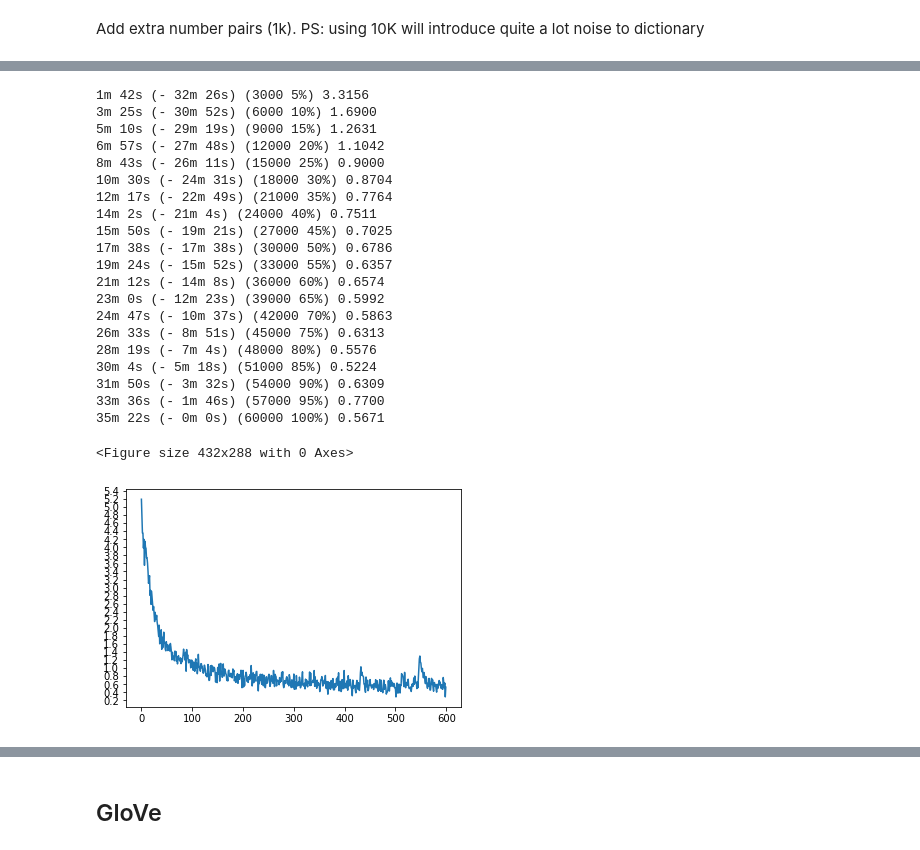
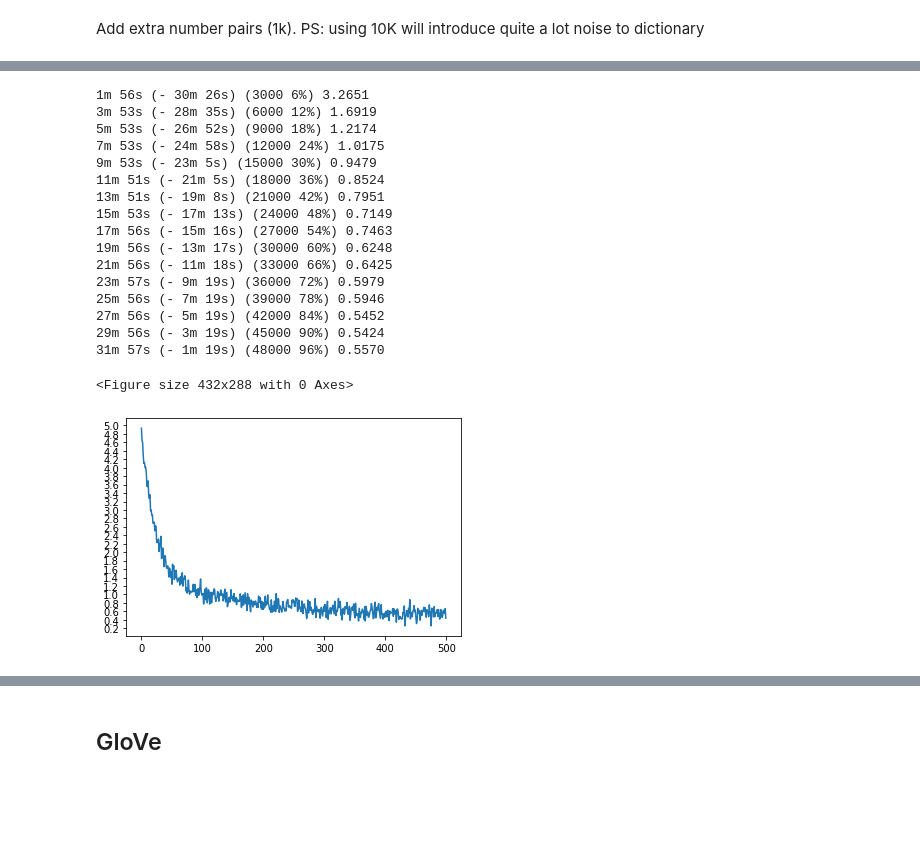
Before and after one commit to sting1000/generator, a Jupyter notebook: machine_translation.ipynb, the cells around one changed output, grey strips where cells are left out. Drawn from its saved outputs; the diff is of its cells as text; code cells hidden in the pictures; blank space fills up the shorter version.

```diff
--- a/machine_translation.ipynb
+++ b/machine_translation.ipynb
@@ -30,4 +34,0 @@ target.extend(target_num[:1000])
-# %%
-import pandas as pd
-data = pd.DataFrame(list(zip(target, source)), columns=["src", "tgt"])
-data.head()
@@ -41,7 +35,8 @@ data.head()
 # %%
-li = random.choices(data.src.unique(), k = int(len(data.src.unique()) *0.1 ))
+random.seed(30)
+li = random.choices(data.src.unique(), k = int(len(data.src.unique()) *0.05 ))
 train_df = data[~data.src.isin(li)]
-test_df = data[data.src.isin(li)]
+test_df = data[data.src.isin(li)].drop_duplicates()
 
 print("test size: {} unique sentences".format(len(li)))
 print("train size: {} sample senteces (with duplication)".format(sum(~data.src.isin(li))) )
@@ -98,7 +121,7 @@ def readLangs(lang1, lang2, lang_class=Lang):
     print("Reading lines...")
 
     # Split every line into pairs and normalize
-    pairs = [[normalizeString(s), normalizeString(t) ]for s, t in list(zip(lang1, lang2))]
+    pairs = [[s, t]for s, t in list(zip(lang1, lang2))]
 
     input_lang = lang_class('src')
     output_lang = lang_class('tgt')
@@ -137,7 +162,7 @@ class EncoderRNN(nn.Module):
         self.hidden_size = hidden_size
 
         self.embedding = nn.Embedding(input_size, hidden_size)
-        self.gru = nn.GRU(hidden_size, hidden_size)
+        self.gru = nn.LSTM(hidden_size, hidden_size, bidirectional=True, num_layers=2)
 
     def forward(self, input, hidden):
         embedded = self.embedding(input).view(1, 1, -1)
@@ -386,29 +411,25 @@ def evaluateRandomly(encoder, decoder, n=10):
 # %%
 hidden_size = 256
 encoder1 = EncoderRNN(input_lang.n_words, hidden_size).to(device)
 attn_decoder1 = AttnDecoderRNN(hidden_size, output_lang.n_words, dropout_p=0.1).to(device)
 
-trainIters(encoder1, attn_decoder1, 60000, print_every=3000, learning_rate=0.01)
+trainIters(encoder1, attn_decoder1, 50000, print_every=3000, learning_rate=0.01)
 # %% [output]
-1m 42s (- 32m 26s) (3000 5%) 3.3156
-3m 25s (- 30m 52s) (6000 10%) 1.6900
-5m 10s (- 29m 19s) (9000 15%) 1.2631
-6m 57s (- 27m 48s) (12000 20%) 1.1042
-8m 43s (- 26m 11s) (15000 25%) 0.9000
-10m 30s (- 24m 31s) (18000 30%) 0.8704
-12m 17s (- 22m 49s) (21000 35%) 0.7764
-14m 2s (- 21m 4s) (24000 40%) 0.7511
-15m 50s (- 19m 21s) (27000 45%) 0.7025
-17m 38s (- 17m 38s) (30000 50%) 0.6786
-19m 24s (- 15m 52s) (33000 55%) 0.6357
-21m 12s (- 14m 8s) (36000 60%) 0.6574
-23m 0s (- 12m 23s) (39000 65%) 0.5992
-24m 47s (- 10m 37s) (42000 70%) 0.5863
-26m 33s (- 8m 51s) (45000 75%) 0.6313
-28m 19s (- 7m 4s) (48000 80%) 0.5576
-30m 4s (- 5m 18s) (51000 85%) 0.5224
-31m 50s (- 3m 32s) (54000 90%) 0.6309
-33m 36s (- 1m 46s) (57000 95%) 0.7700
-35m 22s (- 0m 0s) (60000 100%) 0.5671
+1m 56s (- 30m 26s) (3000 6%) 3.2651
+3m 53s (- 28m 35s) (6000 12%) 1.6919
+5m 53s (- 26m 52s) (9000 18%) 1.2174
+7m 53s (- 24m 58s) (12000 24%) 1.0175
+9m 53s (- 23m 5s) (15000 30%) 0.9479
+11m 51s (- 21m 5s) (18000 36%) 0.8524
+13m 51s (- 19m 8s) (21000 42%) 0.7951
+15m 53s (- 17m 13s) (24000 48%) 0.7149
+17m 56s (- 15m 16s) (27000 54%) 0.7463
+19m 56s (- 13m 17s) (30000 60%) 0.6248
+21m 56s (- 11m 18s) (33000 66%) 0.6425
+23m 57s (- 9m 19s) (36000 72%) 0.5979
+25m 56s (- 7m 19s) (39000 78%) 0.5946
+27m 56s (- 5m 19s) (42000 84%) 0.5452
+29m 56s (- 3m 19s) (45000 90%) 0.5424
+31m 57s (- 1m 19s) (48000 96%) 0.5570
 <Figure size 432x288 with 0 Axes>
-[figure, old version]
+[figure, new version]
```
Also changed, not shown: parts of 20 cells of this notebook, 8 other files.
